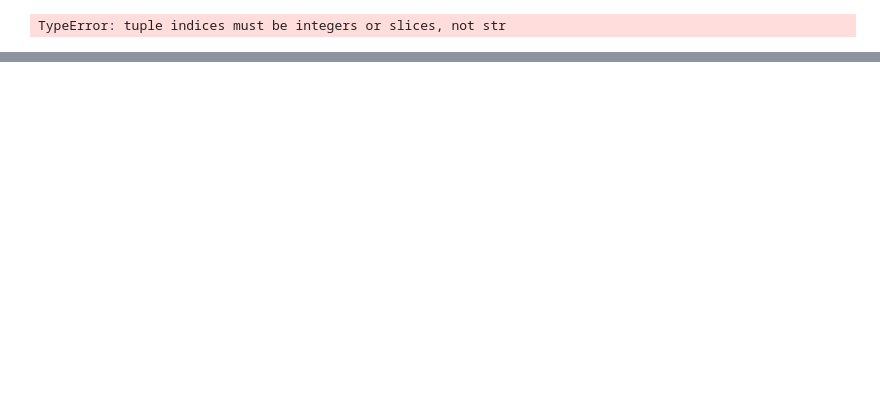
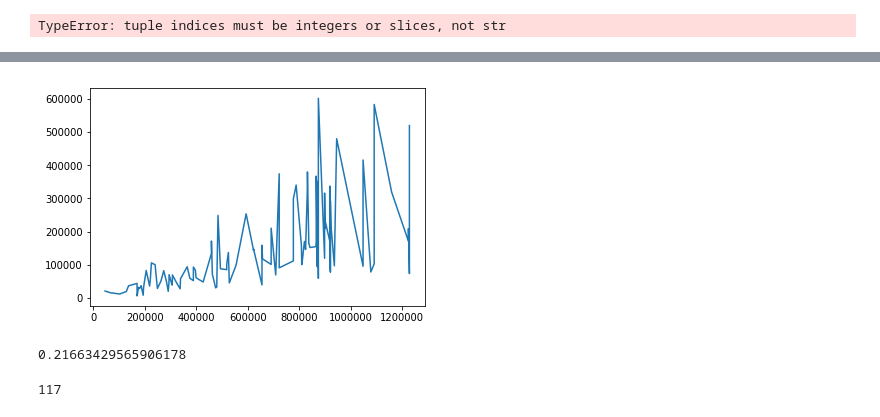
Before and after one commit to nkorobkov/vk-dump, a Jupyter notebook: attachments_saver_steps.ipynb, the cells around one changed output, grey strips where cells are left out. Cells and saved outputs as stored; diff of their text form; code cells hidden in the pictures; blank space fills up the shorter version.

```diff
--- a/attachments_saver_steps.ipynb
+++ b/attachments_saver_steps.ipynb
@@ -18,26 +29,29 @@ def audio_url_extractor(audio_at):
 # %%
-def extract_attachment_url(at):
+
+def make_task(at):
     att = at['type']
-    if att == 'photo':
-        return photo_url_extractor(at)
-    if att == 'audio':
-        return audio_url_extractor(at)
-    return ''
+
+    if att in SUPPORTED_TYPES:
+
+        if att == 'photo':
+            return make_photo_task(at)
+        if att == 'audio':
+            return make_audio_task(at)
+        return ''
 # %%
-DTask = namedtuple('DTask',['url', 'type', 'user_id'])
 
 def get_download_tasks(dump_dir):
     tasks = []
-    files_list=glob.glob(os.path.join(dump_dir, '*.json'))
+    files_list=glob.glob(os.path.join(dump_dir, '*/*.json'))
     for file in tqdm.tqdm_notebook(files_list):
         user_urls = defaultdict(list)
-        user_id = os.path.splitext(os.path.basename(file))[0]
+        user_id =(os.path.basename(os.path.dirname(file)))
         conv = json.load(open(file))
         for msg in conv['items']:
             for at in msg['attachments']:
                 att = at['type']
-                if att in SUPPORTED_TYPES:
-                    url = extract_attachment_url(at)
-                    if url:
-                        tasks.append(DTask(url, att, user_id))
+                task = make_task(at)
+                if task and task.url:
+                    task = task._replace(user_id=user_id)
+                    tasks.append(task)
     return tasks
@@ -85,2 +88,3 @@ KeyboardInterrupt:
 # %%
 audio_tasks = list(filter(lambda x: x.type == 'audio', tasks))
+img_tasks = list(filter(lambda x: x.type == 'photo', tasks))
@@ -102,0 +118,9 @@ from operator import itemgetter
+# %%
+ds = []
+ls = []
+for t in tqdm.tqdm_notebook(img_tasks[:500]):
+    response = requests.head(t.url)
+    if response.status_code == 200:
+        l = response.headers['Content-Length']
+        ds.append(t.size)
+        ls.append(l)
@@ -102,0 +129,20 @@ from operator import itemgetter
+# %%
+ls = map(int, ls)
+ds, ls = zip(*sorted(zip(ds, ls)))
+
+plt.plot(ds[:-10], ls[:-10])
+plt.show()
+# %% [output]
+[figure, added]
+# %%
+ks = []
+for d, l in zip(ds[:-10], ls[:-10]):
+    ks.append(l/(d))
+
+np.mean(ks)
+# %% [output]
+0.21663429565906178
+# %%
+len(ls)
+# %% [output]
+117
```
Also changed, not shown: parts of 18 cells of this notebook, 3 other files.
